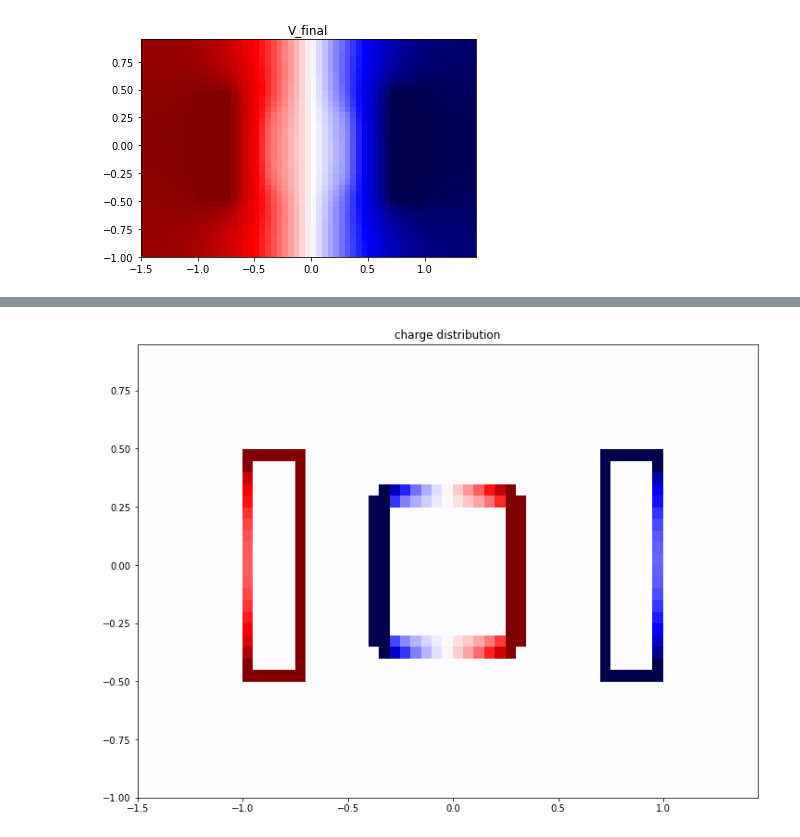
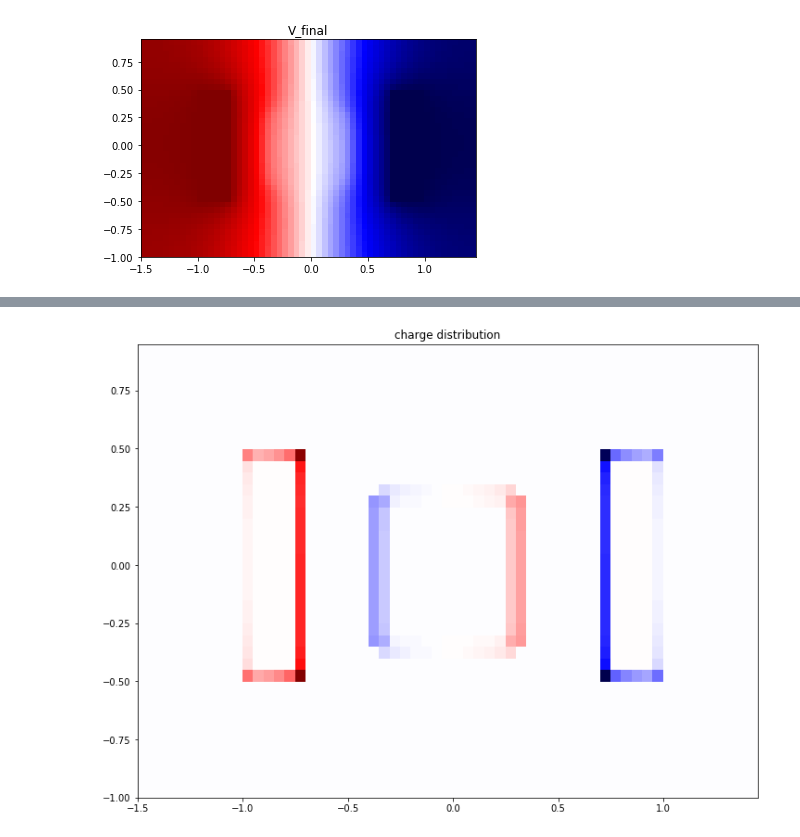
Before and after one commit to acidbourbon/lab_bench, a Jupyter notebook: workdir/jupyter/misc_mw/field_solver/laplace2D_dielectric.ipynb, the cells around one changed output, grey strips where cells are left out. Drawn from its saved outputs; the diff is of its cells as text; code cells hidden in the pictures.

```diff
--- a/workdir/jupyter/misc_mw/field_solver/laplace2D_dielectric.ipynb
+++ b/workdir/jupyter/misc_mw/field_solver/laplace2D_dielectric.ipynb
@@ -151,11 +100,11 @@ plt.plot(my_grid.x_edges,E.matrix[middle,:,0])
 # %%
 rho = rho_from_V(potential)
 # %%
-scale = 5e-11
+scale = np.max(np.abs(rho.matrix))
 
 plt.pcolormesh(my_grid.X,my_grid.Y,rho.matrix,cmap="seismic")
 plt.clim(-scale,scale)
 plt.title("charge distribution")
 plt.show()
 # %% [output]
-[figure, old version]
+[figure, new version]
```
Also changed, not shown: parts of 10 cells of this notebook, 2 other files.
